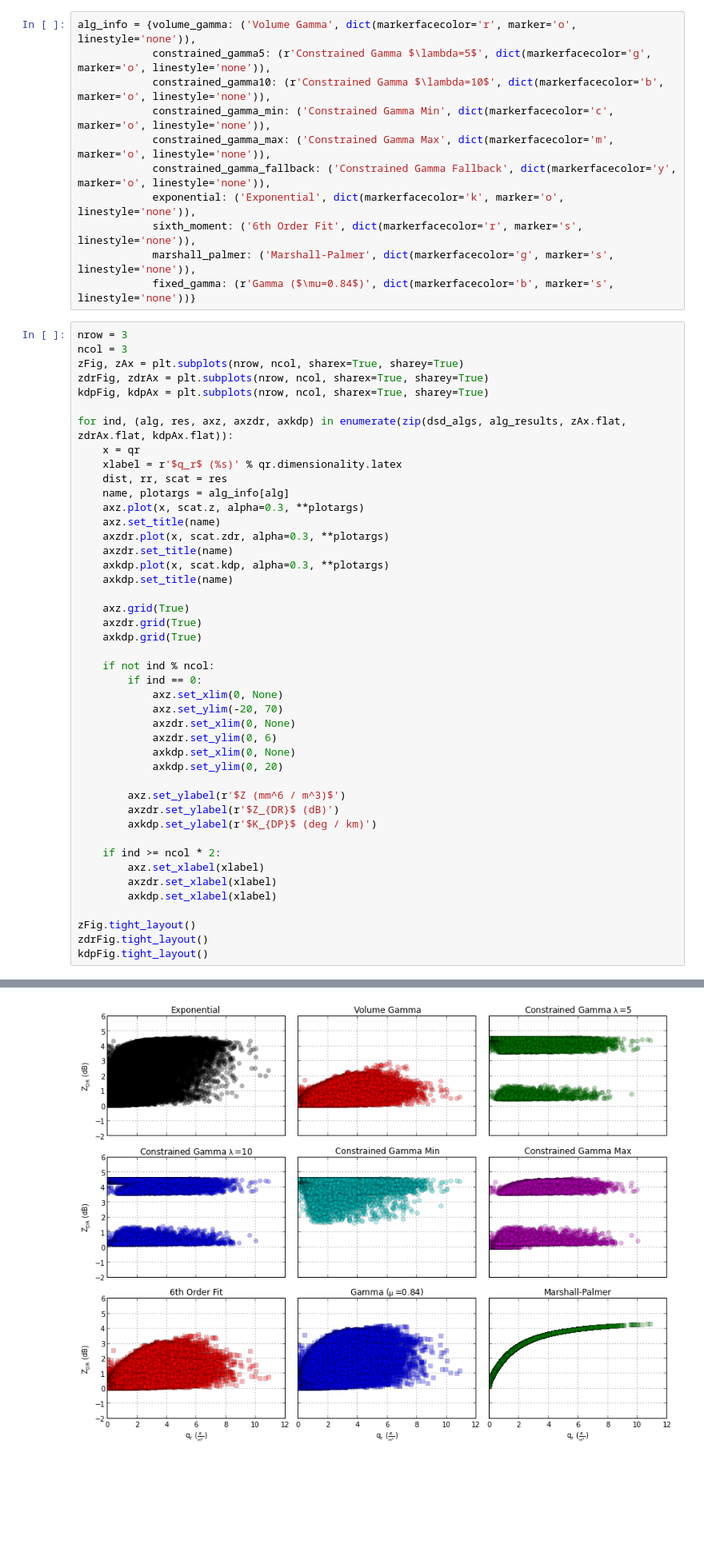
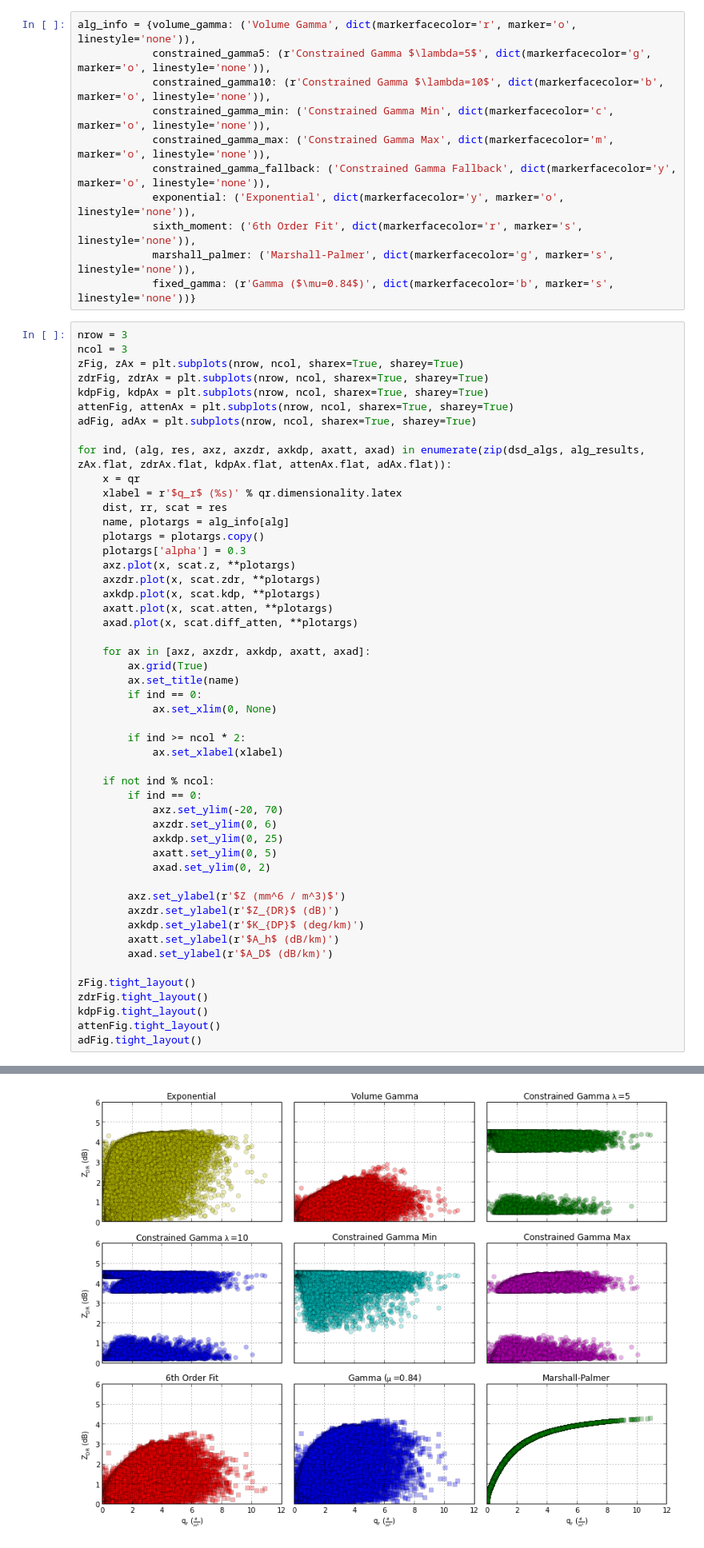
Before and after one commit to dopplershift/DissertationCode, a Jupyter notebook: notebooks/DSD Comparison.ipynb, the cells around one changed output, grey strips where cells are left out. Shown at 80% size. Cells and saved outputs as stored; diff of their text form; blank space fills up the shorter version.

Commit message:
Add attenuation plots.

```diff
--- a/notebooks/DSD Comparison.ipynb
+++ b/notebooks/DSD Comparison.ipynb
@@ -167,7 +167,7 @@ alg_info = {volume_gamma: ('Volume Gamma', dict(markerfacecolor='r', marker='o',
             constrained_gamma_min: ('Constrained Gamma Min', dict(markerfacecolor='c', marker='o', linestyle='none')),
             constrained_gamma_max: ('Constrained Gamma Max', dict(markerfacecolor='m', marker='o', linestyle='none')),
             constrained_gamma_fallback: ('Constrained Gamma Fallback', dict(markerfacecolor='y', marker='o', linestyle='none')),
-            exponential: ('Exponential', dict(markerfacecolor='k', marker='o', linestyle='none')),
+            exponential: ('Exponential', dict(markerfacecolor='y', marker='o', linestyle='none')),
             sixth_moment: ('6th Order Fit', dict(markerfacecolor='r', marker='s', linestyle='none')),
             marshall_palmer: ('Marshall-Palmer', dict(markerfacecolor='g', marker='s', linestyle='none')),
             fixed_gamma: (r'Gamma ($\mu=0.84$)', dict(markerfacecolor='b', marker='s', linestyle='none'))}
@@ -177,42 +177,48 @@ ncol = 3
 zFig, zAx = plt.subplots(nrow, ncol, sharex=True, sharey=True)
 zdrFig, zdrAx = plt.subplots(nrow, ncol, sharex=True, sharey=True)
 kdpFig, kdpAx = plt.subplots(nrow, ncol, sharex=True, sharey=True)
+attenFig, attenAx = plt.subplots(nrow, ncol, sharex=True, sharey=True)
+adFig, adAx = plt.subplots(nrow, ncol, sharex=True, sharey=True)
 
-for ind, (alg, res, axz, axzdr, axkdp) in enumerate(zip(dsd_algs, alg_results, zAx.flat, zdrAx.flat, kdpAx.flat)):
+for ind, (alg, res, axz, axzdr, axkdp, axatt, axad) in enumerate(zip(dsd_algs, alg_results, zAx.flat, zdrAx.flat, kdpAx.flat, attenAx.flat, adAx.flat)):
     x = qr
     xlabel = r'$q_r$ (%s)' % qr.dimensionality.latex
     dist, rr, scat = res
     name, plotargs = alg_info[alg]
-    axz.plot(x, scat.z, alpha=0.3, **plotargs)
-    axz.set_title(name)
-    axzdr.plot(x, scat.zdr, alpha=0.3, **plotargs)
-    axzdr.set_title(name)
-    axkdp.plot(x, scat.kdp, alpha=0.3, **plotargs)
-    axkdp.set_title(name)
+    plotargs = plotargs.copy()
+    plotargs['alpha'] = 0.3
+    axz.plot(x, scat.z, **plotargs)
+    axzdr.plot(x, scat.zdr, **plotargs)
+    axkdp.plot(x, scat.kdp, **plotargs)
+    axatt.plot(x, scat.atten, **plotargs)
+    axad.plot(x, scat.diff_atten, **plotargs)
 
-    axz.grid(True)
-    axzdr.grid(True)
-    axkdp.grid(True)
+    for ax in [axz, axzdr, axkdp, axatt, axad]:
+        ax.grid(True)
+        ax.set_title(name)
+        if ind == 0:
+            ax.set_xlim(0, None)
+
+        if ind >= ncol * 2:
+            ax.set_xlabel(xlabel)
 
     if not ind % ncol:
         if ind == 0:
-            axz.set_xlim(0, None)
             axz.set_ylim(-20, 70)
-            axzdr.set_xlim(0, None)
             axzdr.set_ylim(0, 6)
-            axkdp.set_xlim(0, None)
-            axkdp.set_ylim(0, 20)
+            axkdp.set_ylim(0, 25)
+            axatt.set_ylim(0, 5)
+            axad.set_ylim(0, 2)
 
         axz.set_ylabel(r'$Z (mm^6 / m^3)$')
         axzdr.set_ylabel(r'$Z_{DR}$ (dB)')
-        axkdp.set_ylabel(r'$K_{DP}$ (deg / km)')
-
-    if ind >= ncol * 2:
-        axz.set_xlabel(xlabel)
-        axzdr.set_xlabel(xlabel)
-        axkdp.set_xlabel(xlabel)
+        axkdp.set_ylabel(r'$K_{DP}$ (deg/km)')
+        axatt.set_ylabel(r'$A_h$ (dB/km)')
+        axad.set_ylabel(r'$A_D$ (dB/km)')
 
 zFig.tight_layout()
 zdrFig.tight_layout()
 kdpFig.tight_layout()
+attenFig.tight_layout()
+adFig.tight_layout()
 # %% [output]
@@ -220 +226 @@ kdpFig.tight_layout()
-[figure, old version]
+[figure, new version]
```
Also changed, not shown: parts of 1 cell of this notebook.
